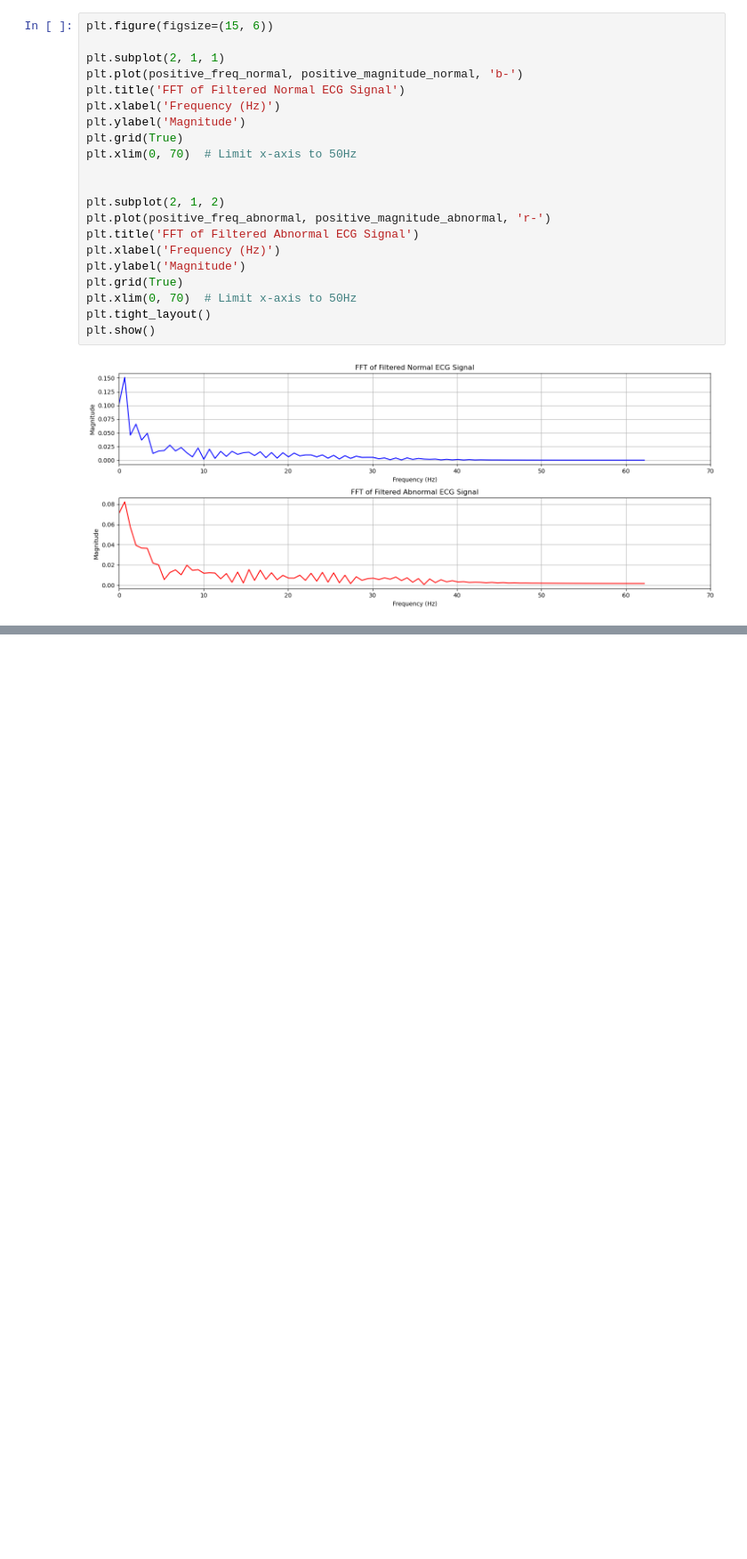
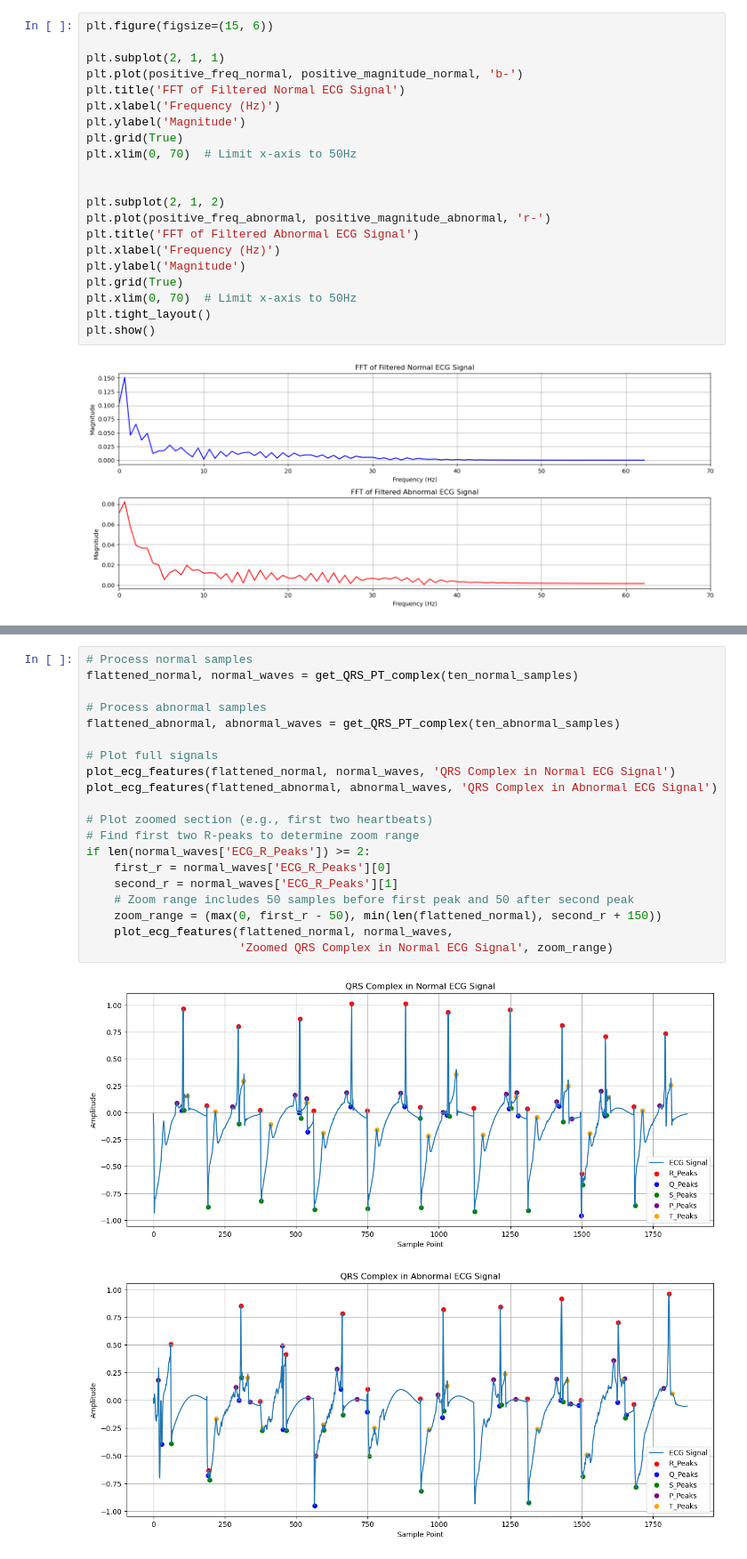
Before and after one commit to Ahmedayaz1210/Ecg-Iot-Monitoring, a Jupyter notebook: backend/notebooks/signalProcessing.ipynb, the cells around one changed output, grey strips where cells are left out. Shown at 89% size. Saved outputs shown, nothing was run; the diff lists cells and outputs as text; blank space fills up the shorter version.

```diff
--- a/backend/notebooks/signalProcessing.ipynb
+++ b/backend/notebooks/signalProcessing.ipynb
@@ -198,0 +357,23 @@ plt.show()
+# %%
+# Process normal samples
+flattened_normal, normal_waves = get_QRS_PT_complex(ten_normal_samples)
+
+# Process abnormal samples
+flattened_abnormal, abnormal_waves = get_QRS_PT_complex(ten_abnormal_samples)
+
+# Plot full signals
+plot_ecg_features(flattened_normal, normal_waves, 'QRS Complex in Normal ECG Signal')
+plot_ecg_features(flattened_abnormal, abnormal_waves, 'QRS Complex in Abnormal ECG Signal')
+
+# Plot zoomed section (e.g., first two heartbeats)
+# Find first two R-peaks to determine zoom range
+if len(normal_waves['ECG_R_Peaks']) >= 2:
+    first_r = normal_waves['ECG_R_Peaks'][0]
+    second_r = normal_waves['ECG_R_Peaks'][1]
+    # Zoom range includes 50 samples before first peak and 50 after second peak
+    zoom_range = (max(0, first_r - 50), min(len(flattened_normal), second_r + 150))
+    plot_ecg_features(flattened_normal, normal_waves,
+                      'Zoomed QRS Complex in Normal ECG Signal', zoom_range)
+# %% [output]
+[figure, added]
+[figure, added]
```
Also changed, not shown: parts of 7 cells of this notebook.
